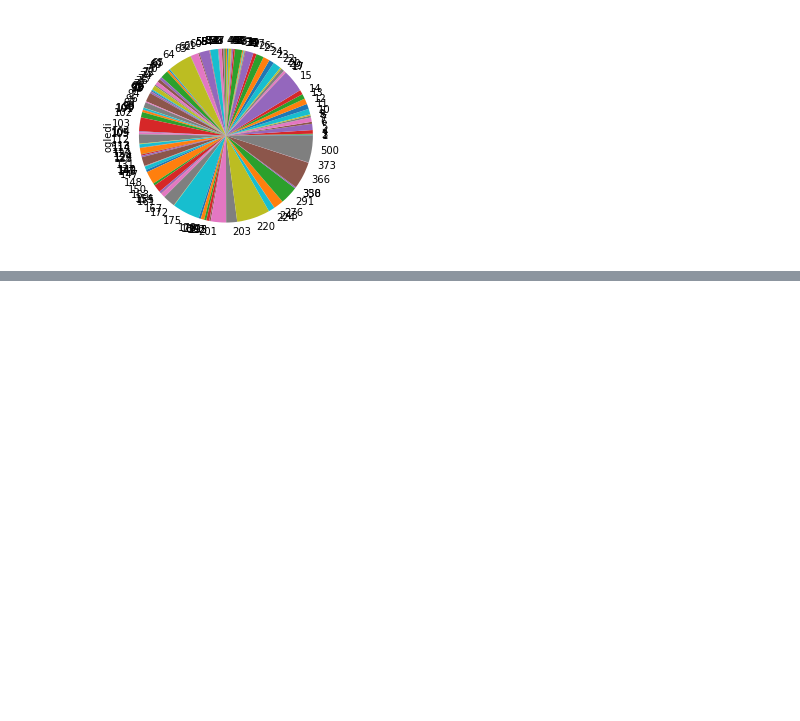
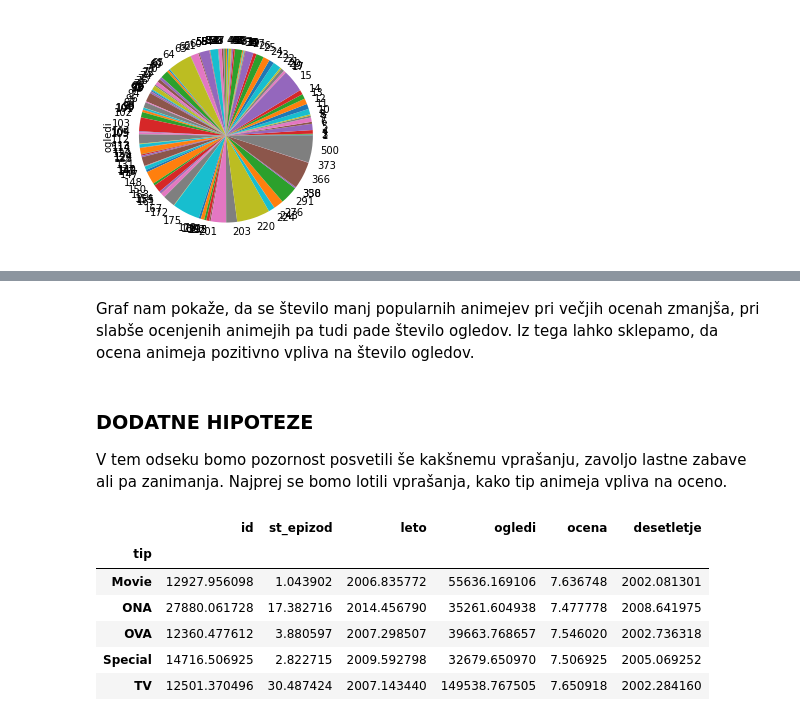
Before and after one commit to TheJim123/Programiranje-1-projektna, a Jupyter notebook: Projektna/Projekt.ipynb, the cells around one changed output, grey strips where cells are left out. Drawn from its saved outputs; the diff is of its cells as text; code cells hidden in the pictures; blank space fills up the shorter version.

```diff
--- a/Projektna/Projekt.ipynb
+++ b/Projektna/Projekt.ipynb
@@ -301,0 +312,16 @@ Grafi nam pokažejo, da so v povprečju najpopularnejše anime serije dolge 15,
+# %% [markdown]
+Graf nam pokaže, da se število manj popularnih animejev pri večjih ocenah zmanjša, pri slabše ocenjenih animejih pa tudi pade število ogledov. Iz tega lahko sklepamo, da ocena animeja pozitivno vpliva na število ogledov.
+# %% [markdown]
+### DODATNE HIPOTEZE
+V tem odseku bomo pozornost posvetili še kakšnemu vprašanju, zavoljo lastne zabave ali pa zanimanja.
+Najprej se bomo lotili vprašanja, kako tip animeja vpliva na oceno.
+# %%
+animeji_po_tipu.mean()
+# %% [output]
+|  | id | st_epizod | leto | ogledi | ocena | desetletje |
+| tip |  |  |  |  |  |  |
+| Movie | 12927.956098 | 1.043902 | 2006.835772 | 55636.169106 | 7.636748 | 2002.081301 |
+| ONA | 27880.061728 | 17.382716 | 2014.456790 | 35261.604938 | 7.477778 | 2008.641975 |
+| OVA | 12360.477612 | 3.880597 | 2007.298507 | 39663.768657 | 7.546020 | 2002.736318 |
+| Special | 14716.506925 | 2.822715 | 2009.592798 | 32679.650970 | 7.506925 | 2005.069252 |
+| TV | 12501.370496 | 30.487424 | 2007.143440 | 149538.767505 | 7.650918 | 2002.284160 |
```
Also changed, not shown: parts of 6 cells of this notebook.
